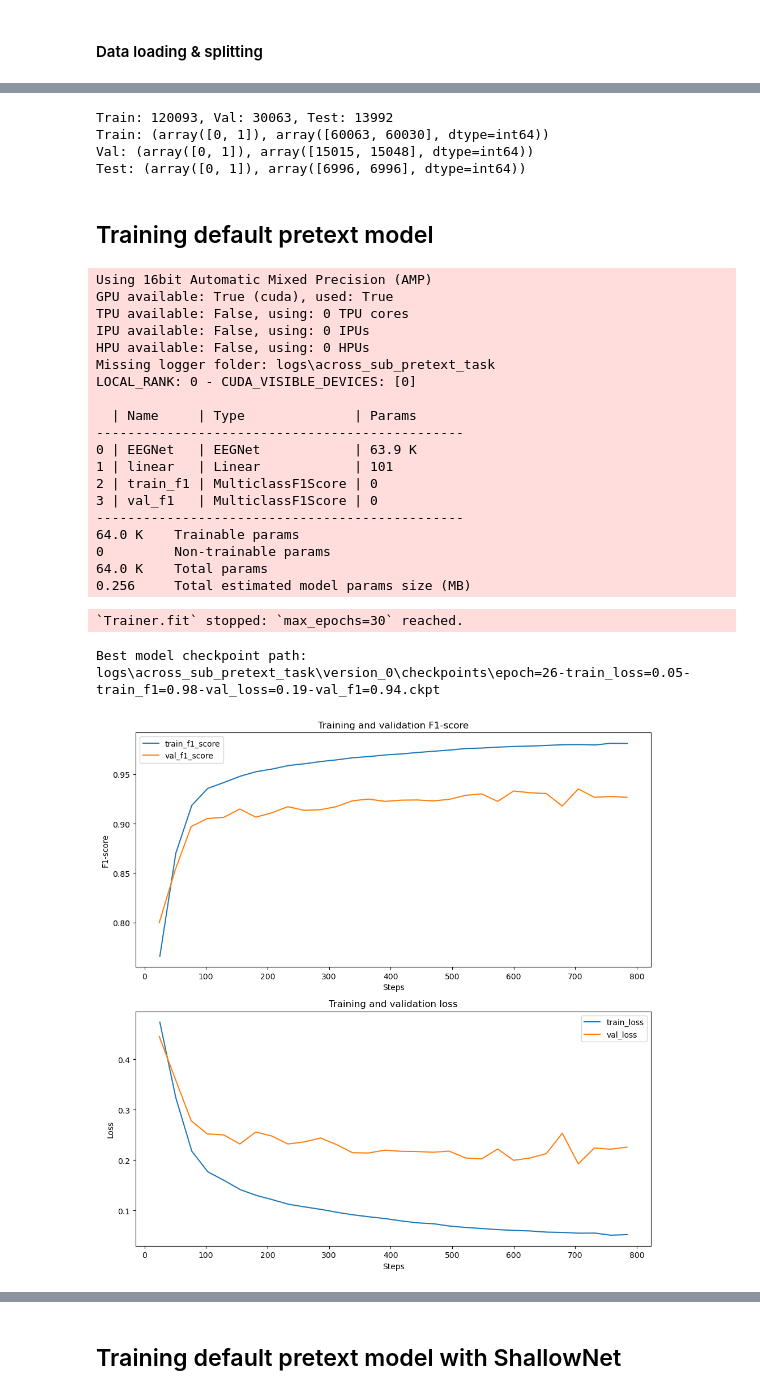
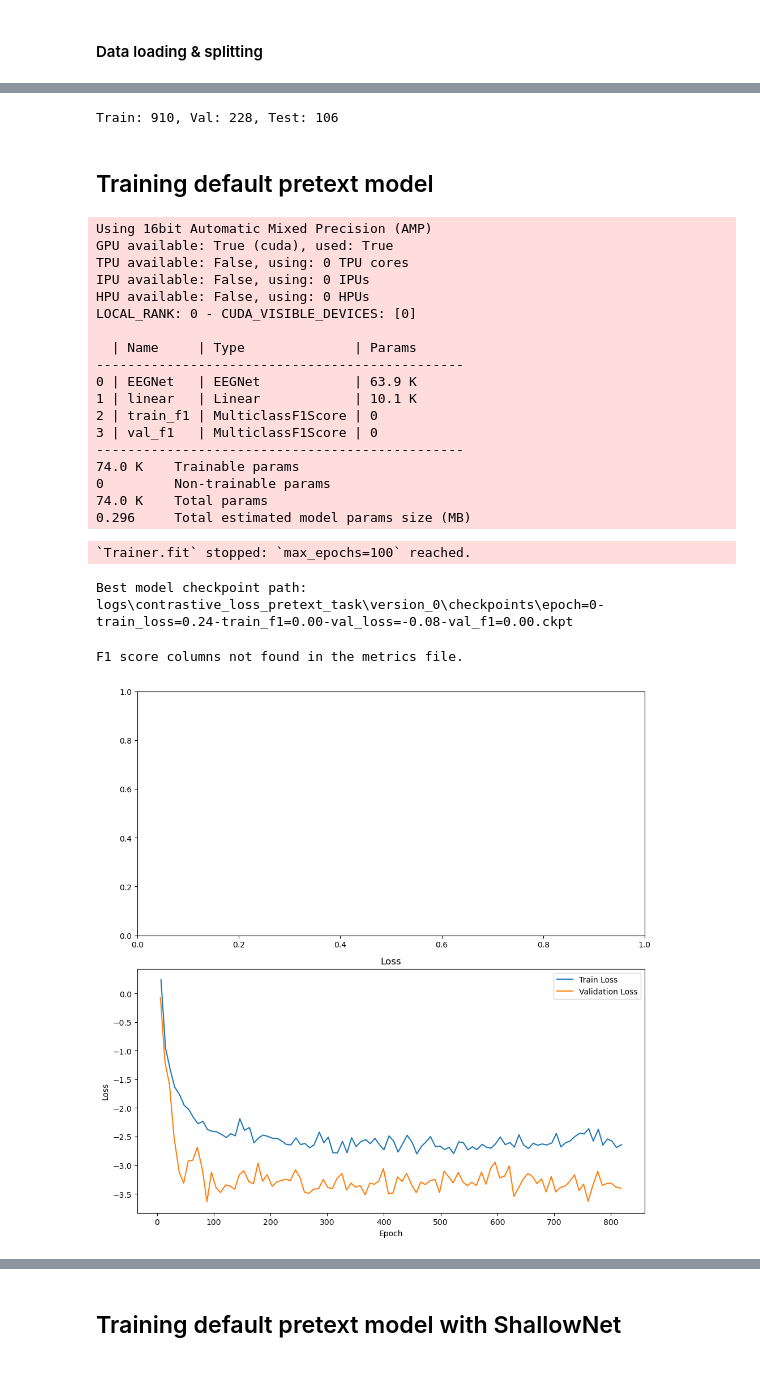
Before and after one commit to TSmolders/DataScience_Thesis, a Jupyter notebook: 1e_contrastive_loss_pretext_task_EEGNet.ipynb, the cells around one changed output, grey strips where cells are left out. Saved outputs shown, nothing was run; the diff lists cells and outputs as text; code cells hidden in the pictures.

Commit message:
contrastive learning update

```diff
--- a/1e_contrastive_loss_pretext_task_EEGNet.ipynb
+++ b/1e_contrastive_loss_pretext_task_EEGNet.ipynb
@@ -1121,37 +751,34 @@ np.save('data_val_indices.npy', val_indices)
 # Load indices from disk
 data_train_indices = np.load('data_train_indices.npy')
 data_val_indices = np.load('data_val_indices.npy')
+data_test_indices = np.load('data_test_indices.npy')
 
 # Create subsets using the indices
-data_train = Subset(train_dataset, data_train_indices)
-data_val = Subset(train_dataset, data_val_indices)
+data_train = Subset(dataset, data_train_indices)
+data_val = Subset(dataset, data_val_indices)
+data_test = Subset(dataset, data_test_indices)
 
 # Print dataset sizes and label distributions
-train_labels = [train_dataset.labels[i] for i in data_train_indices]
-val_labels = [train_dataset.labels[i] for i in data_val_indices]
+# train_labels = [dataset.labels[i] for i in data_train_indices]
+# val_labels = [dataset.labels[i] for i in data_val_indices]
+# test_labels = [dataset.labels[i] for i in data_test_indices]
 
-del data_train_indices
-del data_val_indices
-
-print(f"Train: {len(data_train)}, Val: {len(data_val)}, Test: {len(test_dataset)}")
-print(f"Train: {np.unique(train_labels, return_counts=True)}")
-print(f"Val: {np.unique(val_labels, return_counts=True)}")
-print(f"Test: {np.unique(test_dataset.labels, return_counts=True)}")
+print(f"Train: {len(data_train)}, Val: {len(data_val)}, Test: {len(data_test)}")
+# print(f"Train: {np.unique(train_labels, return_counts=True)}")
+# print(f"Val: {np.unique(val_labels, return_counts=True)}")
+# print(f"Test: {np.unique(test_labels, return_counts=True)}")
 # %% [output]
-Train: 120093, Val: 30063, Test: 13992
-Train: (array([0, 1]), array([60063, 60030], dtype=int64))
-Val: (array([0, 1]), array([15015, 15048], dtype=int64))
-Test: (array([0, 1]), array([6996, 6996], dtype=int64))
+Train: 910, Val: 228, Test: 106
 # %% [markdown]
 ## Training default pretext model
 # %%
 # train pretext model with default parameters
 model = train_pretext_model(
-    pretext_task='acrosssub_default_pretext_model',
-    max_epochs=30,
+    pretext_task='contrastive_loss_default_pretext_model',
+    max_epochs=100,
     data_train=data_train,
     data_val=data_val,
-    batch_size=1000,
+    batch_size=30,
     learning_rate=0.001,
     dropout=0.25,
     weight_decay=0,
@@ -1163,24 +790,24 @@ GPU available: True (cuda), used: True
 TPU available: False, using: 0 TPU cores
 IPU available: False, using: 0 IPUs
 HPU available: False, using: 0 HPUs
-Missing logger folder: logs\across_sub_pretext_task
 LOCAL_RANK: 0 - CUDA_VISIBLE_DEVICES: [0]
 
   | Name     | Type              | Params
 -----------------------------------------------
 0 | EEGNet   | EEGNet            | 63.9 K
-1 | linear   | Linear            | 101
+1 | linear   | Linear            | 10.1 K
 2 | train_f1 | MulticlassF1Score | 0
 3 | val_f1   | MulticlassF1Score | 0
 -----------------------------------------------
-64.0 K    Trainable params
+74.0 K    Trainable params
 0         Non-trainable params
-64.0 K    Total params
-0.256     Total estimated model params size (MB)
+74.0 K    Total params
+0.296     Total estimated model params size (MB)
-`Trainer.fit` stopped: `max_epochs=30` reached.
+`Trainer.fit` stopped: `max_epochs=100` reached.
-Best model checkpoint path: logs\across_sub_pretext_task\version_0\checkpoints\epoch=26-train_loss=0.05-train_f1=0.98-val_loss=0.19-val_f1=0.94.ckpt
+Best model checkpoint path: logs\contrastive_loss_pretext_task\version_0\checkpoints\epoch=0-train_loss=0.24-train_f1=0.00-val_loss=-0.08-val_f1=0.00.ckpt
 # %%
 # plot training curves
-plot_training_curves(r'D:\Documents\Master_Data_Science\Thesis\thesis_code\DataScience_Thesis\logs\across_sub_pretext_task\version_0\metrics.csv')
+plot_training_curves(r'D:\Documents\Master_Data_Science\Thesis\thesis_code\DataScience_Thesis\logs\contrastive_loss_pretext_task\version_0\metrics.csv')
 # %% [output]
+F1 score columns not found in the metrics file.
-[figure, old version]
+[figure, new version]
```
Also changed, not shown: parts of 14 cells of this notebook, 4 other files.
